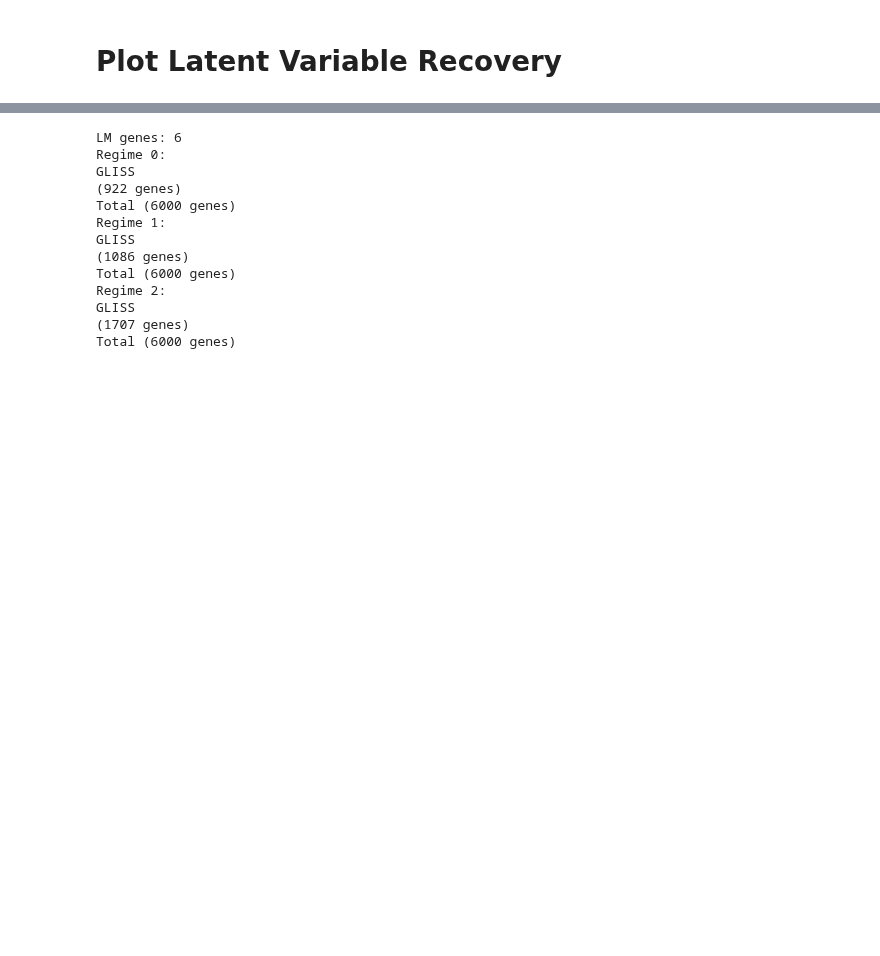
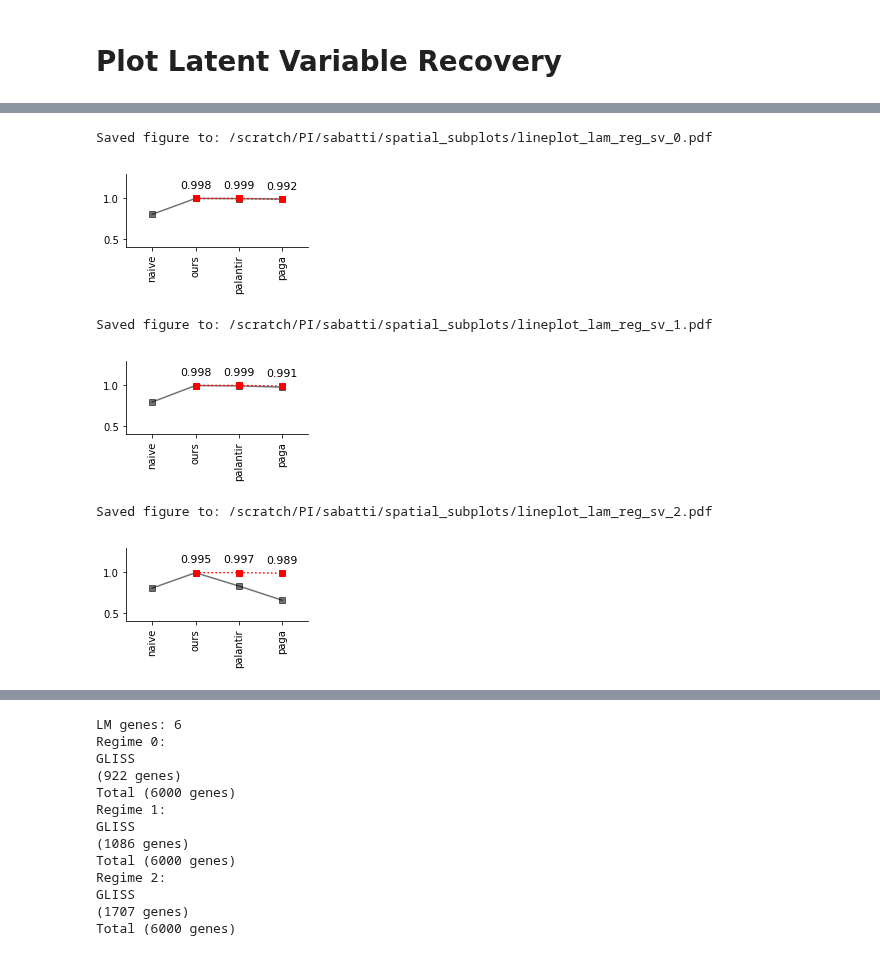
Before and after one commit to yashpatel5400/gliss, a Jupyter notebook: notebooks/analysis_toy_feat_clust_corr.ipynb, the cells around one changed output, grey strips where cells are left out. Cells and saved outputs as stored; diff of their text form; code cells hidden in the pictures; blank space fills up the shorter version.

```diff
--- a/notebooks/analysis_toy_feat_clust_corr.ipynb
+++ b/notebooks/analysis_toy_feat_clust_corr.ipynb
@@ -123,0 +255,32 @@ Saved figure to: /scratch/PI/sabatti/spatial_subplots/scatter_genes_all.pdf
+# %%
+def plot_custom_line_vals(ddict, fn=None):
+    order1 = ['ours', 'palantir_SV_only', 'paga_SV_only']
+    order2 = ['naive', 'ours', 'palantir', 'paga']
+    margin = 0.6
+    fig, ax = plt.subplots(1, 1, figsize=(3.2,2.0))
+    plot_line_plot(ax, ddict, order2, style='ks-', alpha=0.55, add_text=False)
+#     ax.set_xticklabels(order2, size=10, rotation=90)
+    plot_line_plot(ax, ddict, order1, offset=1, style='rs:', add_text=True)
+    ax.set_xticks(np.arange(len(order2)))
+    ax.set_xticklabels(order2, size=10, rotation=90)
+    ax.set_xlim(-margin, len(order)-1+margin)
+    ax.spines['top'].set_visible(False)
+    ax.spines['right'].set_visible(False)
+    plt.tight_layout()
+    if fn:
+        plt.savefig(fn, bbox_inches='tight', transparent=True)
+        print("Saved figure to: {}".format(fn))
+    plt.show()
+
+for regime in range(3):
+    out_dict = main_out_dict[regime]
+    dd = main_dd[regime]
+    fig_fn = os.path.join(fdir, 'lineplot_lam_reg_sv_{}.pdf'.format(regime))
+    plot_custom_line_vals(dd, fn=fig_fn)
+# %% [output]
+Saved figure to: /scratch/PI/sabatti/spatial_subplots/lineplot_lam_reg_sv_0.pdf
+[figure, added]
+Saved figure to: /scratch/PI/sabatti/spatial_subplots/lineplot_lam_reg_sv_1.pdf
+[figure, added]
+Saved figure to: /scratch/PI/sabatti/spatial_subplots/lineplot_lam_reg_sv_2.pdf
+[figure, added]
```
Also changed, not shown: parts of 7 cells of this notebook, 3 other files.
